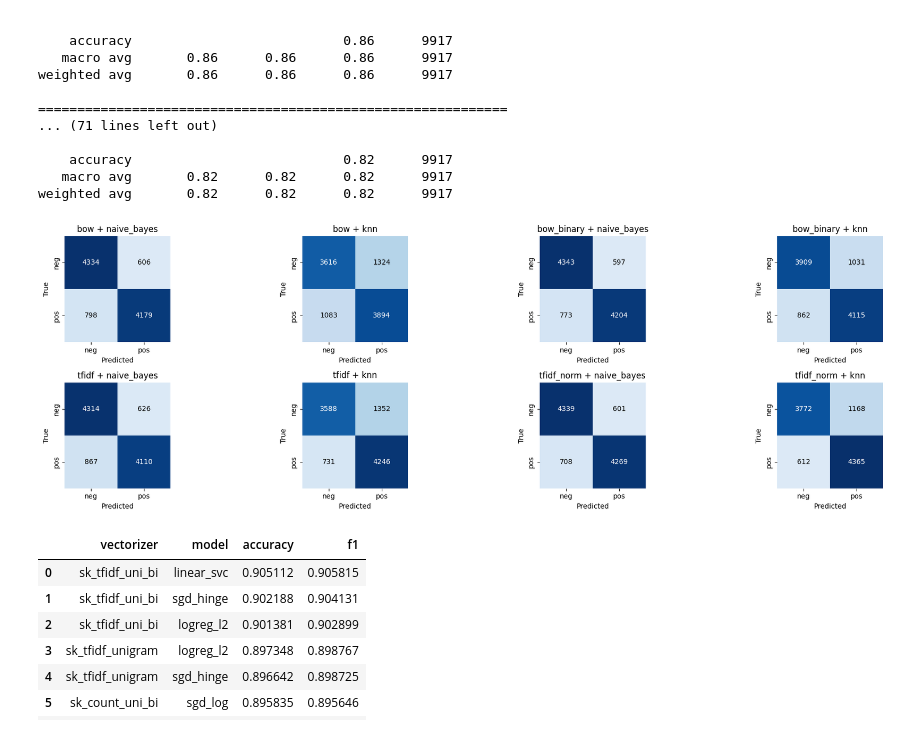
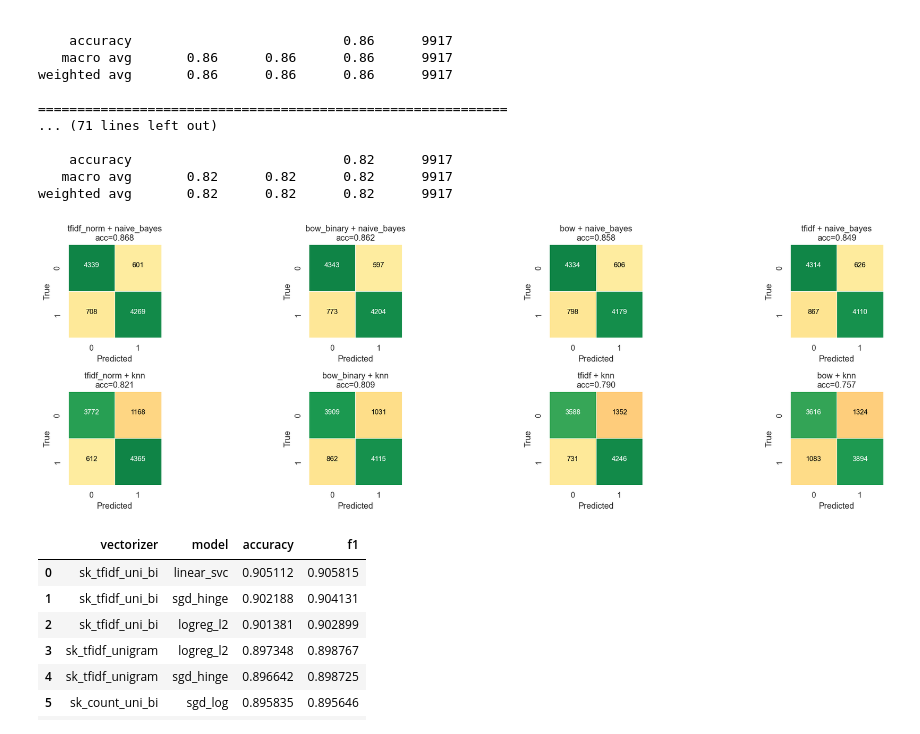
Before and after one commit to Sifat-Ahmed/imdb-movie-classification, a Jupyter notebook: notebooks/Step_2_ML_classification.ipynb, the cells around one changed output. Cells and saved outputs as stored; diff of their text form; code cells hidden in the pictures.

Commit message:
removed cache and added a few thing on ML notebook

```diff
--- a/notebooks/Step_2_ML_classification.ipynb
+++ b/notebooks/Step_2_ML_classification.ipynb
@@ -24,10 +24,14 @@ from sklearn.model_selection import train_test_split
 
 project_root = notebook_dir.parent
 # %%
-from IPython.display import HTML
+from IPython.display import display, HTML
 import matplotlib.pyplot as plt
 
 plt.rcParams["figure.figsize"] = (20, 6)
+sns.set(context="notebook", style="whitegrid")
+plt.rcParams["figure.dpi"] = 120
+pd.set_option("display.max_colwidth", 120)
+pd.set_option("display.width", None)
 
 HTML("""
 <style>
@@ -137,52 +141,48 @@ weighted avg       0.86      0.86      0.86      9917
    macro avg       0.82      0.82      0.82      9917
 weighted avg       0.82      0.82      0.82      9917
 # %%
-def plot_cm_grid(results, n_rows=2, n_cols=4, cmap="Blues"):
-    total = len(results)
-    per_fig = n_rows * n_cols
-    num_figs = math.ceil(total / per_fig)
+def plot_cm_grid_ranked(results, n_rows=2, n_cols=4, top_n=None, labels=(0,1)):
+    if not results:
+        print("No results to plot."); return
+    scored = [(accuracy_score(r["y_true"], r["y_pred"]), r) for r in results]
+    scored.sort(key=lambda x: x[0], reverse=True)
+    if top_n is not None:
+        scored = scored[:top_n]
+    ordered = [r for _, r in scored]
 
-    # global max for consistent color scaling
-    global_max = max(
-        confusion_matrix(r["y_true"], r["y_pred"], labels=[0, 1]).max()
-        for r in results
-    )
-
+    total = len(ordered); per_fig = n_rows*n_cols; num_figs = math.ceil(total/per_fig)
     for f in range(num_figs):
-        sub = results[f*per_fig : (f+1)*per_fig]
+        sub = ordered[f*per_fig:(f+1)*per_fig]
         fig, axes = plt.subplots(n_rows, n_cols)
         axes = np.atleast_1d(axes).ravel()
 
         for ax, r in zip(axes, sub):
-            cm = confusion_matrix(r["y_true"], r["y_pred"], labels=[0, 1])
-            hm = sns.heatmap(
-                cm, annot=False, cmap=cmap, cbar=False, square=True,
-                xticklabels=["neg","pos"], yticklabels=["neg","pos"], ax=ax,
-                vmin=0, vmax=global_max  # global intensity
-            )
-            ax.set_title(f"{r['vectorizer']} + {r['model']}")
+            y_true, y_pred = r["y_true"], r["y_pred"]
+            cm = confusion_matrix(y_true, y_pred, labels=list(labels)).astype(float)
+            row_sums = cm.sum(axis=1, keepdims=True); row_sums[row_sums==0] = 1.0
+            cm_pct = cm / row_sums
+            signed = cm_pct.copy(); signed[0,1]*=-1; signed[1,0]*=-1
+
+            sns.heatmap(signed, ax=ax, cmap="RdYlGn", vmin=-1, vmax=1, center=0,
+                        cbar=False, square=True, linewidths=0.5, linecolor="white",
+                        xticklabels=[str(l) for l in labels], yticklabels=[str(l) for l in labels], annot=False)
+            for i in range(2):
+                for j in range(2):
+                    cnt = int(cm[i,j]); pct = 100*cm_pct[i,j]
+                    color = "white" if abs(signed[i,j])>0.5 else "black"
+                    ax.text(j+0.5, i+0.44, f"{cnt}", ha="center", va="center", color=color, fontsize=10)
+                    #ax.text(j+0.5, i+0.76, f"({pct:.1f}%)", ha="center", va="center", color=color, fontsize=8)
+            acc = accuracy_score(y_true, y_pred)
+            ax.set_title(f"{r.get('vectorizer','?')} + {r.get('model','?')}\nacc={acc:.3f}")
             ax.set_xlabel("Predicted"); ax.set_ylabel("True")
 
-            # contrast-aware annotations
-            for i in range(cm.shape[0]):
-                for j in range(cm.shape[1]):
-                    val = cm[i, j]
-                    frac = val / global_max if global_max else 0.0
-                    color = "white" if frac > 0.5 else "black"
-                    ax.text(j + 0.5, i + 0.5, f"{val}",
-                            ha="center", va="center",
-                            color=color, fontsize=10)
-
-        # turn off unused axes
         for ax in axes[len(sub):]:
             ax.axis("off")
+        plt.tight_layout(); plt.show()
 
-        plt.tight_layout()
-        plt.show()
-
-plot_cm_grid(results, n_rows=2, n_cols=4)
+plot_cm_grid_ranked(results, n_rows=2, n_cols=4)
 # %% [output]
-[figure, old version]
+[figure, new version]
 # %%
 from sklearn.feature_extraction.text import CountVectorizer, TfidfVectorizer
 from sklearn.linear_model import LogisticRegression, SGDClassifier
```
Also changed, not shown: parts of 8 cells of this notebook, 5 other files.
